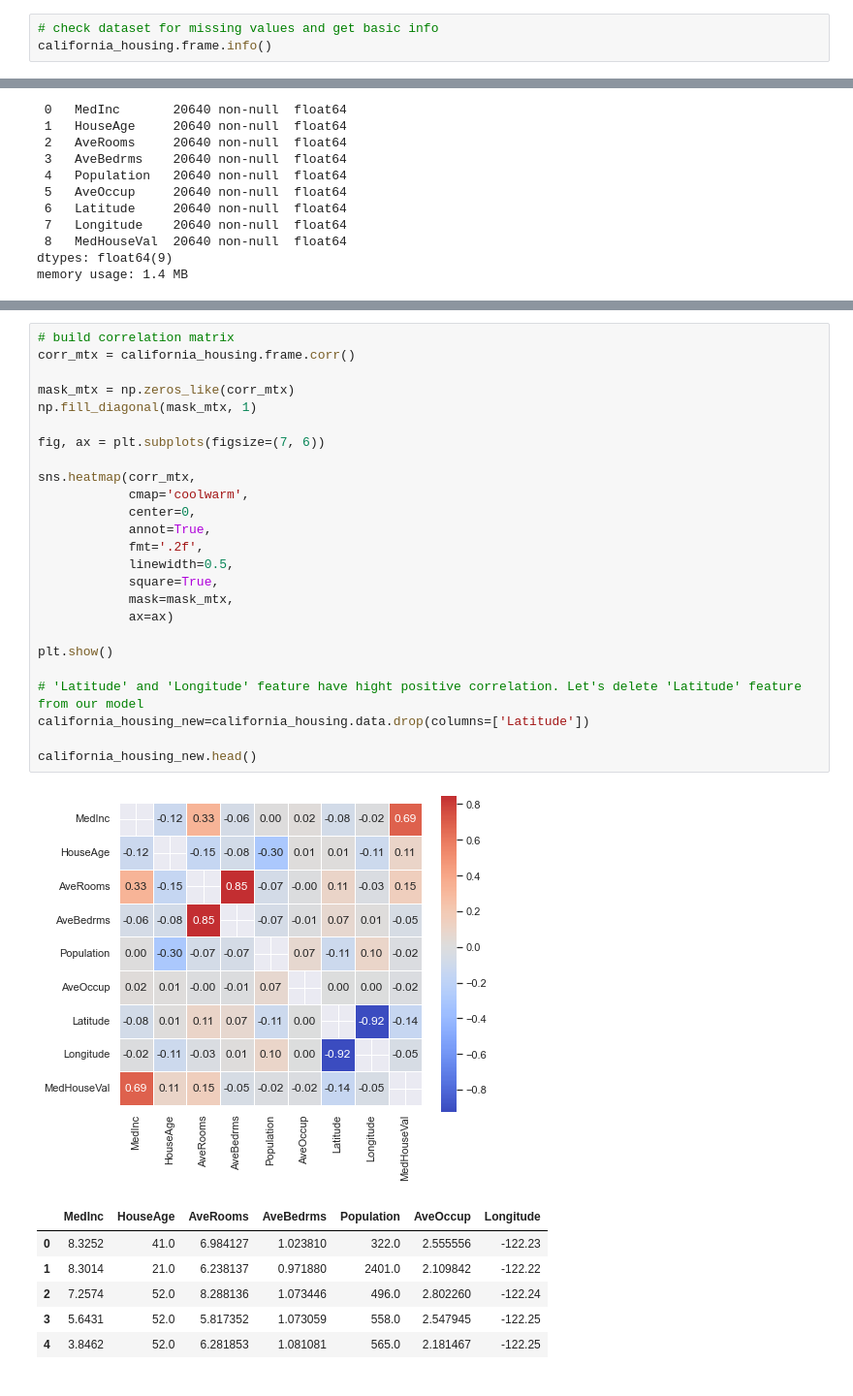
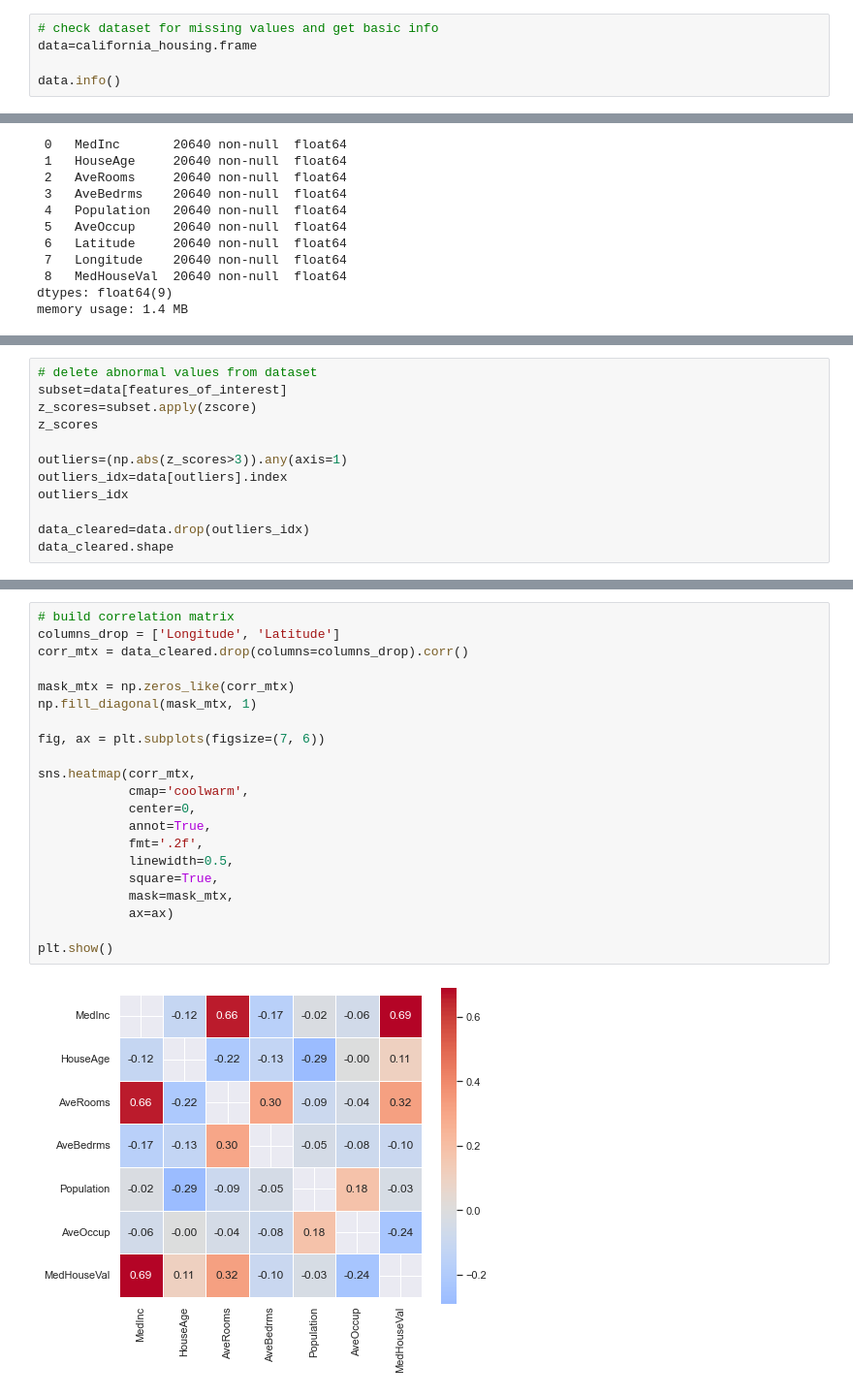
Before and after one commit to LesyaTkachuk/goit-machine-learning-msds, a Jupyter notebook: dz_mod_04_oleksandra_tkachuk.ipynb, the cells around one changed output, grey strips where cells are left out. Shown at 97% size. Saved outputs shown, nothing was run; the diff lists cells and outputs as text.

Commit message:
#3-correct-linear-regression-model

```diff
--- a/dz_mod_04_oleksandra_tkachuk.ipynb
+++ b/dz_mod_04_oleksandra_tkachuk.ipynb
@@ -34,7 +34,9 @@ california_housing.target.head()
 Name: MedHouseVal, dtype: float64
 # %%
 # check dataset for missing values and get basic info
-california_housing.frame.info()
+data=california_housing.frame
+
+data.info()
 # %% [output]
 <class 'pandas.core.frame.DataFrame'>
 RangeIndex: 20640 entries, 0 to 20639
@@ -130,0 +95,12 @@ Name: AveRooms, dtype: float64
+# %%
+# delete abnormal values from dataset
+subset=data[features_of_interest]
+z_scores=subset.apply(zscore)
+z_scores
+
+outliers=(np.abs(z_scores>3)).any(axis=1)
+outliers_idx=data[outliers].index
+outliers_idx
+
+data_cleared=data.drop(outliers_idx)
+data_cleared.shape
@@ -131,33 +146,23 @@ Name: AveRooms, dtype: float64
 # %%
 # build correlation matrix
-corr_mtx = california_housing.frame.corr()
+columns_drop = ['Longitude', 'Latitude']
+corr_mtx = data_cleared.drop(columns=columns_drop).corr()
 
 mask_mtx = np.zeros_like(corr_mtx)
 np.fill_diagonal(mask_mtx, 1)
 
 fig, ax = plt.subplots(figsize=(7, 6))
 
 sns.heatmap(corr_mtx,
             cmap='coolwarm',
             center=0,
             annot=True,
             fmt='.2f',
             linewidth=0.5,
             square=True,
             mask=mask_mtx,
             ax=ax)
 
 plt.show()
-
-# 'Latitude' and 'Longitude' feature have hight positive correlation. Let's delete 'Latitude' feature from our model
-california_housing_new=california_housing.data.drop(columns=['Latitude'])
-
-california_housing_new.head()
 # %% [output]
-[figure, old version]
+[figure, new version]
-|  | MedInc | HouseAge | AveRooms | AveBedrms | Population | AveOccup | Longitude |
-| 0 | 8.3252 | 41.0 | 6.984127 | 1.023810 | 322.0 | 2.555556 | -122.23 |
-| 1 | 8.3014 | 21.0 | 6.238137 | 0.971880 | 2401.0 | 2.109842 | -122.22 |
-| 2 | 7.2574 | 52.0 | 8.288136 | 1.073446 | 496.0 | 2.802260 | -122.24 |
-| 3 | 5.6431 | 52.0 | 5.817352 | 1.073059 | 558.0 | 2.547945 | -122.25 |
-| 4 | 3.8462 | 52.0 | 6.281853 | 1.081081 | 565.0 | 2.181467 | -122.25 |
```
Also changed, not shown: parts of 14 cells of this notebook, 3 other files.
